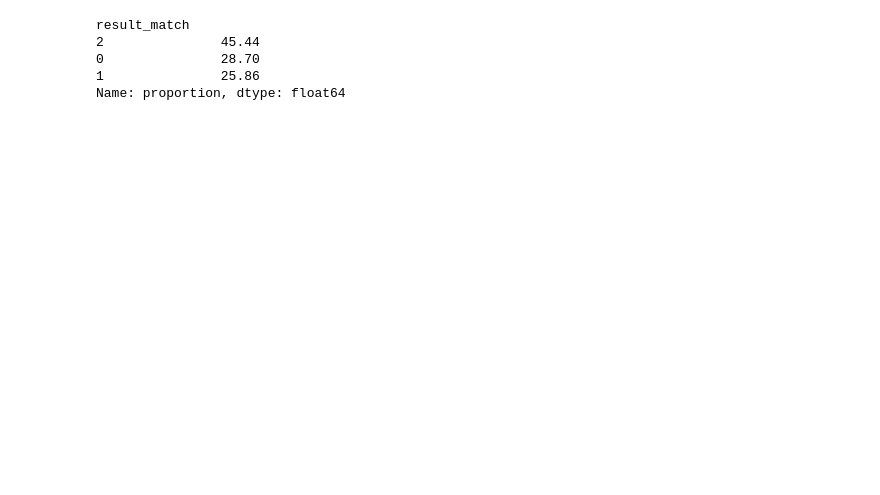
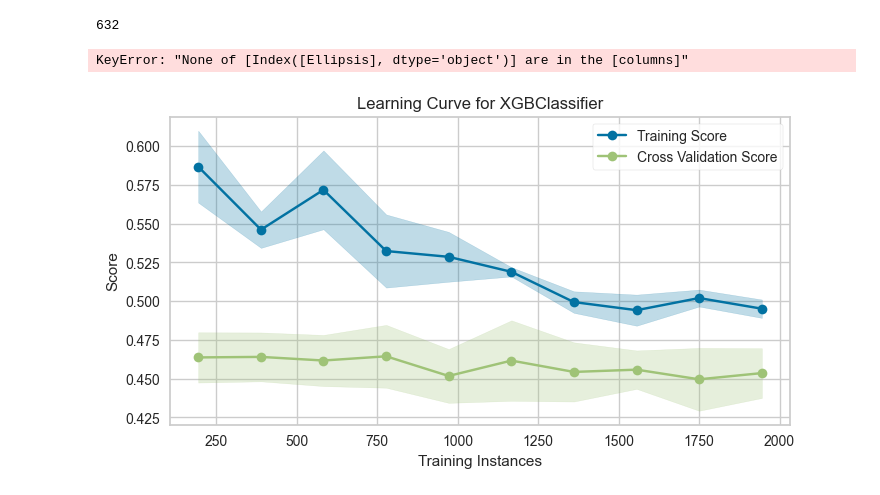
Before and after one commit to kamil0920/aws_football, a Jupyter notebook: local/hypertunning_model.ipynb, the cells around one changed output. Drawn from its saved outputs; the diff is of its cells as text; code cells hidden in the pictures; blank space fills up the shorter version.

```diff
--- a/local/hypertunning_model.ipynb
+++ b/local/hypertunning_model.ipynb
@@ -558,8 +336,71 @@ ax.set_ylim(0.6, 1)
-# %%
-round(y_train.value_counts(normalize=True) * 100, 2)
-# %% [output]
-result_match
-2               45.44
-0               28.70
-1               25.86
-Name: proportion, dtype: float64
+# %%
+# hp.choice('max_depth', np.arange(3, 10, dtype=int))
+
+np.arange(100, 1000)[532]
+# %% [output]
+632
+# %%
+best_hyperparams = {
+    'colsample_bytree': 0.7081361979761758,
+    'gamma': 0.2571517165765498,
+    'learning_rate': 0.28119778222635666,
+    'max_depth': 8,
+    'min_child_weight': 4.574245969603654,
+    'n_estimators': 632,
+    'subsample': 0.698726673847962
+}
+
+# Convert 'max_depth' and 'n_estimators' to integers because XGBoost expects them to be integers
+best_hyperparams['max_depth'] = int(best_hyperparams['max_depth'])
+best_hyperparams['n_estimators'] = int(best_hyperparams['n_estimators'])
+
+f1, model = evaluate_model_opt(X_train, X_val, y_train, y_val, best_hyperparams)
+# %% [output]
+KeyError: "None of [Index([Ellipsis], dtype='object')] are in the [columns]"
+# %%
+def visualise_learning_curves(X_train, X_val, y_train, y_val, space):
+    # Encoding categorical features
+    encoder = ce.OneHotEncoder(cols=X_train.select_dtypes(include=['object', 'category']).columns,
+                               use_cat_names=True,
+                               drop_invariant=True,
+                               return_df=True)
+
+    X_train_encoded = encoder.fit_transform(X_train)
+    X_val_encoded = encoder.transform(X_val)
+
+    # Show learning curve if requested
+    fig, ax = plt.subplots(figsize=(8, 4))
+    viz = ms.LearningCurve(
+        XGBClassifier(**space),
+        ax=ax,
+        scoring="f1_weighted",
+        train_sizes=np.linspace(0.1, 1.0, 10)
+    )
+    viz.fit(X_train_encoded[choosen_feature], y_train)
+    viz.show()
+# %%
+import xgboost as xgb
+import matplotlib.pyplot as plt
+import yellowbrick.model_selection as ms
+
+# Best hyperparameters obtained from Bayesian optimization
+best_hyperparams = {
+    'colsample_bytree': 0.7081361979761758,
+    'gamma': 0.2571517165765498,
+    'learning_rate': 0.28119778222635666,
+    'max_depth': 8,
+    'min_child_weight': 4.574245969603654,
+    'n_estimators': 632,
+    'subsample': 0.698726673847962
+}
+
+# Adjusted hyperparameters to mitigate overfitting
+adjusted_hyperparams = best_hyperparams.copy()
+adjusted_hyperparams['gamma'] = 10  # Increase gamma
+adjusted_hyperparams['max_depth'] = 6  # Decrease max_depth
+adjusted_hyperparams['n_estimators'] = 400  # Decrease n_estimators
+
+
+visualise_learning_curves(X_train, X_val, y_train, y_val, adjusted_hyperparams)
+# %% [output]
+[figure, added]
```
Also changed, not shown: parts of 36 cells of this notebook, 6 other files.
